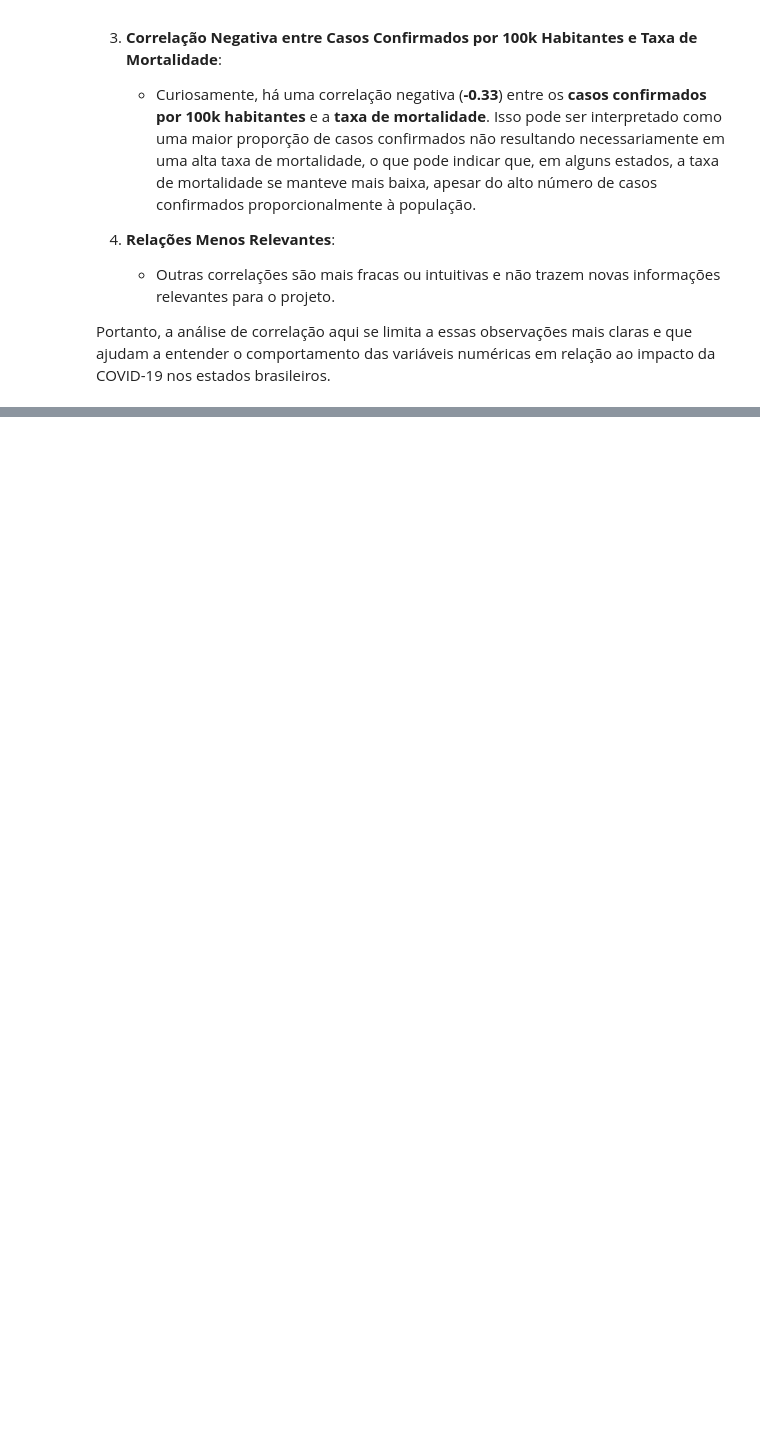
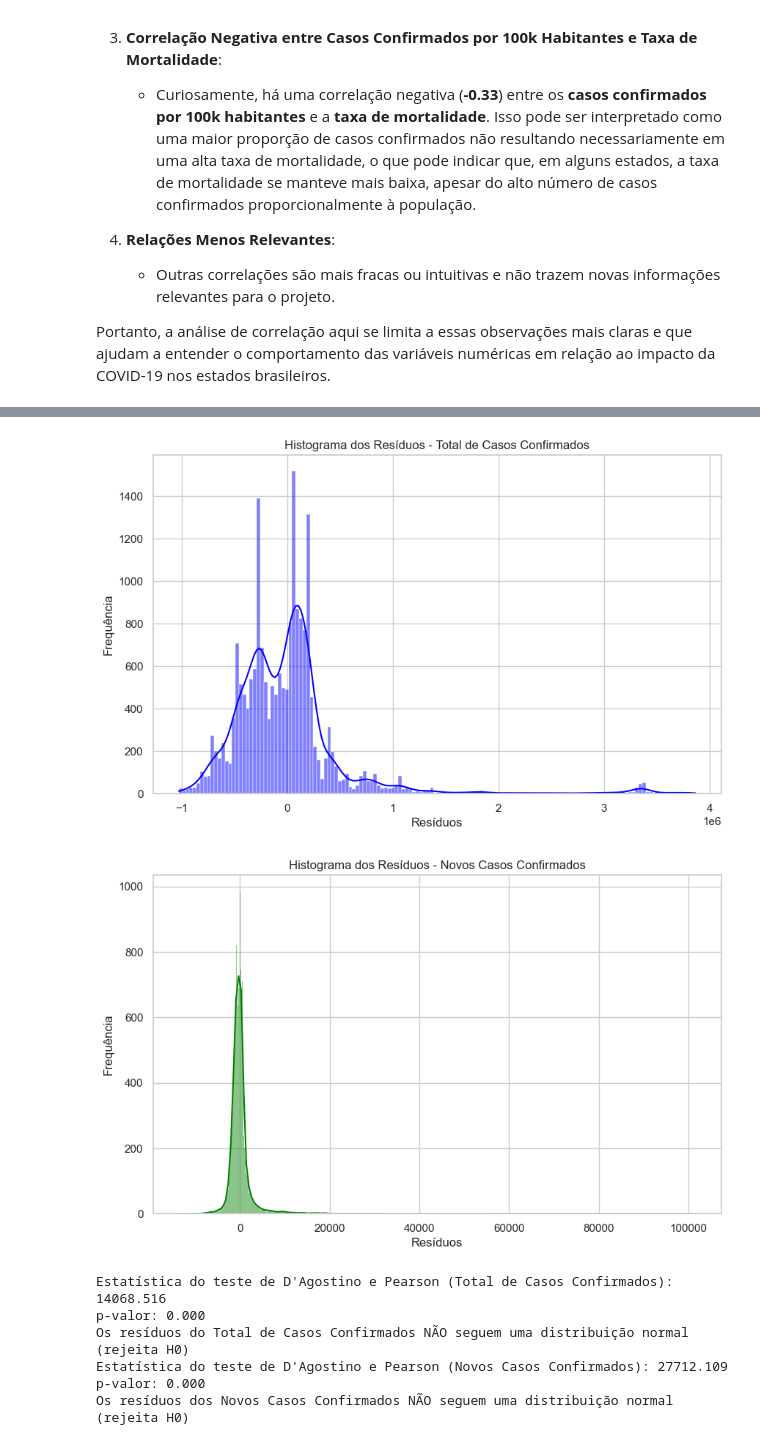
Before and after one commit to tnleite/covid19-brasil-statistics, a Jupyter notebook: 02-Analise/projeto_estatistica.ipynb, the cells around one changed output, grey strips where cells are left out. Drawn from its saved outputs; the diff is of its cells as text; code cells hidden in the pictures; blank space fills up the shorter version.

```diff
--- a/02-Analise/projeto_estatistica.ipynb
+++ b/02-Analise/projeto_estatistica.ipynb
@@ -972,0 +1129,53 @@ plt.show()
+# %%
+# Realizando a decomposição para Total de Casos Confirmados
+decomposicao_total = seasonal_decompose(df['total_casos_confirmados'], model='additive', period=30)
+
+# Realizando a decomposição para Novos Casos Confirmados
+decomposicao_novos = seasonal_decompose(df['novos_casos_confirmados'], model='additive', period=30)
+
+# Pegando os resíduos da decomposição
+residuos_total = decomposicao_total.resid.dropna()  # Removendo valores nulos
+residuos_novos = decomposicao_novos.resid.dropna()
+
+# Plotando o histograma dos resíduos para Total de Casos Confirmados
+plt.figure(figsize=(10, 6))
+sns.histplot(residuos_total, kde=True, color='blue')
+plt.title('Histograma dos Resíduos - Total de Casos Confirmados')
+plt.xlabel('Resíduos')
+plt.ylabel('Frequência')
+plt.show()
+
+# Plotando o histograma dos resíduos para Novos Casos Confirmados
+plt.figure(figsize=(10, 6))
+sns.histplot(residuos_novos, kde=True, color='green')
+plt.title('Histograma dos Resíduos - Novos Casos Confirmados')
+plt.xlabel('Resíduos')
+plt.ylabel('Frequência')
+plt.show()
+
+# Realizando o teste de normalidade de D'Agostino e Pearson para Total de Casos Confirmados
+stat_total, p_total = normaltest(residuos_total)
+print(f'Estatística do teste de D\'Agostino e Pearson (Total de Casos Confirmados): {stat_total:.3f}')
+print(f'p-valor: {p_total:.3f}')
+if p_total > 0.05:
+    print('Os resíduos do Total de Casos Confirmados seguem uma distribuição normal (não rejeita H0)')
+else:
+    print('Os resíduos do Total de Casos Confirmados NÃO seguem uma distribuição normal (rejeita H0)')
+
+# Realizando o teste de normalidade de D'Agostino e Pearson para Novos Casos Confirmados
+stat_novos, p_novos = normaltest(residuos_novos)
+print(f'Estatística do teste de D\'Agostino e Pearson (Novos Casos Confirmados): {stat_novos:.3f}')
+print(f'p-valor: {p_novos:.3f}')
+if p_novos > 0.05:
+    print('Os resíduos dos Novos Casos Confirmados seguem uma distribuição normal (não rejeita H0)')
+else:
+    print('Os resíduos dos Novos Casos Confirmados NÃO seguem uma distribuição normal (rejeita H0)')
+# %% [output]
+[figure, added]
+[figure, added]
+Estatística do teste de D'Agostino e Pearson (Total de Casos Confirmados): 14068.516
+p-valor: 0.000
+Os resíduos do Total de Casos Confirmados NÃO seguem uma distribuição normal (rejeita H0)
+Estatística do teste de D'Agostino e Pearson (Novos Casos Confirmados): 27712.109
+p-valor: 0.000
+Os resíduos dos Novos Casos Confirmados NÃO seguem uma distribuição normal (rejeita H0)
```
Also changed, not shown: parts of 19 cells of this notebook, 1 other file.
